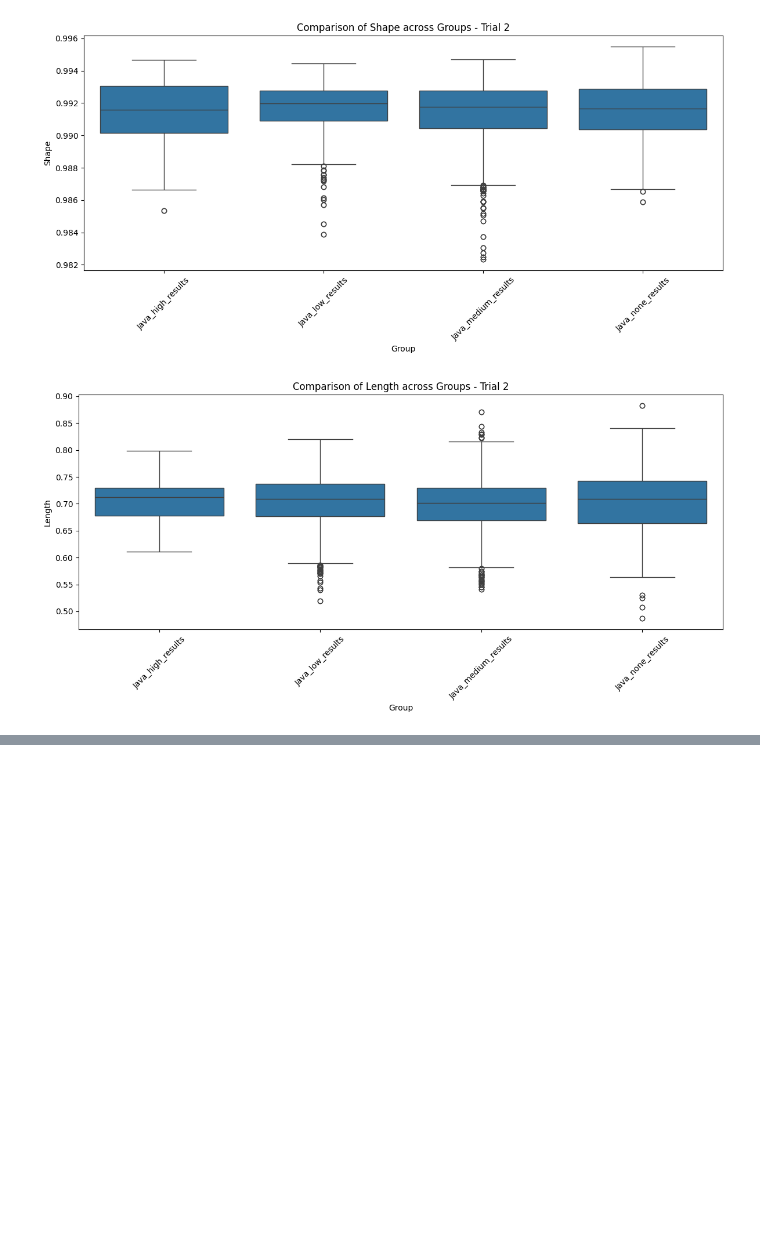
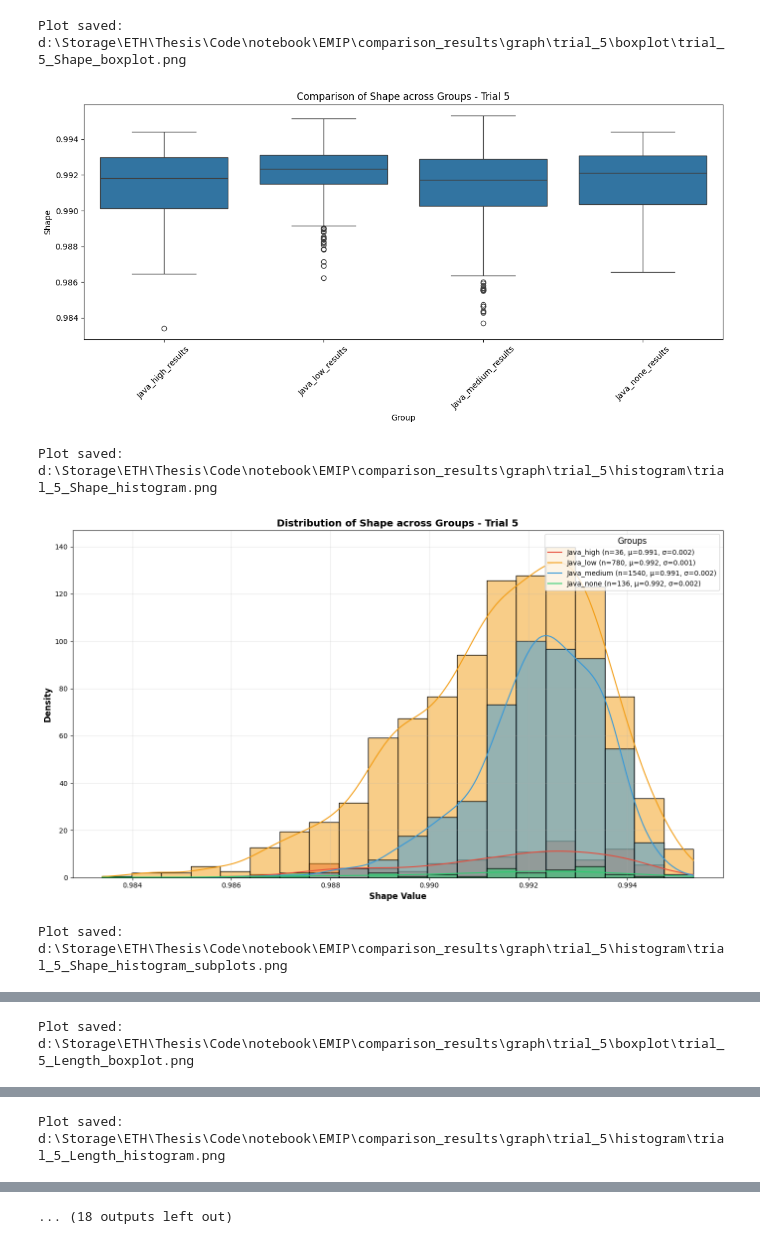
Before and after one commit to Belown/Programmer_Scanpath_Gaze_Behavior, a Jupyter notebook: notebook/EMIP/comparison_results/Visualization.ipynb, the cells around one changed output, grey strips where cells are left out. Drawn from its saved outputs; the diff is of its cells as text; code cells hidden in the pictures; blank space fills up the shorter version.

Commit message:
Upload visualization for within-group comparison

```diff
--- a/notebook/EMIP/comparison_results/Visualization.ipynb
+++ b/notebook/EMIP/comparison_results/Visualization.ipynb
@@ -51,0 +13,13 @@ def visualize_comparison_boxplot(trial_id: str, metric_column: str):
+# %%
+def filter_duplicates(df: pd.DataFrame):
+    '''
+    Filter dataframe that has symmetric exp_a and exp_b entries to only keep one of them.
+    :param: df: DataFrame from .csv file.
+
+    :return: filtered DataFrame.
+    '''
+    df = df.copy()
+    df['pair_id'] = df.apply(lambda x: tuple(sorted([x['exp_a'], x['exp_b']])), axis=1)
+    df = df.drop_duplicates(subset='pair_id', keep='first')
+    df = df.drop(columns='pair_id')
+    return df
@@ -52,8 +238,13 @@ def visualize_comparison_boxplot(trial_id: str, metric_column: str):
 # %%
 metrics = ['Shape', 'Length', 'Direction', 'Position', 'Duration']
 
 for metric in metrics:
-    visualize_comparison_boxplot('2', metric)
+    visualize_comparison_boxplot('5', metric)
+    visualize_comparison_histogram('5', metric)
+    visualize_comparison_histogram_subplots('5', metric)
 # %% [output]
+Plot saved: d:\Storage\ETH\Thesis\Code\notebook\EMIP\comparison_results\graph\trial_5\boxplot\trial_5_Shape_boxplot.png
-[figure, old version]
+[figure, new version]
+Plot saved: d:\Storage\ETH\Thesis\Code\notebook\EMIP\comparison_results\graph\trial_5\histogram\trial_5_Shape_histogram.png
-[figure, old version]
+[figure, new version]
+Plot saved: d:\Storage\ETH\Thesis\Code\notebook\EMIP\comparison_results\graph\trial_5\histogram\trial_5_Shape_histogram_subplots.png
@@ -60,0 +252 @@ for metric in metrics:
+Plot saved: d:\Storage\ETH\Thesis\Code\notebook\EMIP\comparison_results\graph\trial_5\boxplot\trial_5_Length_boxplot.png
@@ -61,0 +254 @@ for metric in metrics:
+Plot saved: d:\Storage\ETH\Thesis\Code\notebook\EMIP\comparison_results\graph\trial_5\histogram\trial_5_Length_histogram.png
@@ -62,0 +258 @@ for metric in metrics:
+... (18 outputs left out)
```
Also changed, not shown: parts of 5 cells of this notebook, 31 other files.
